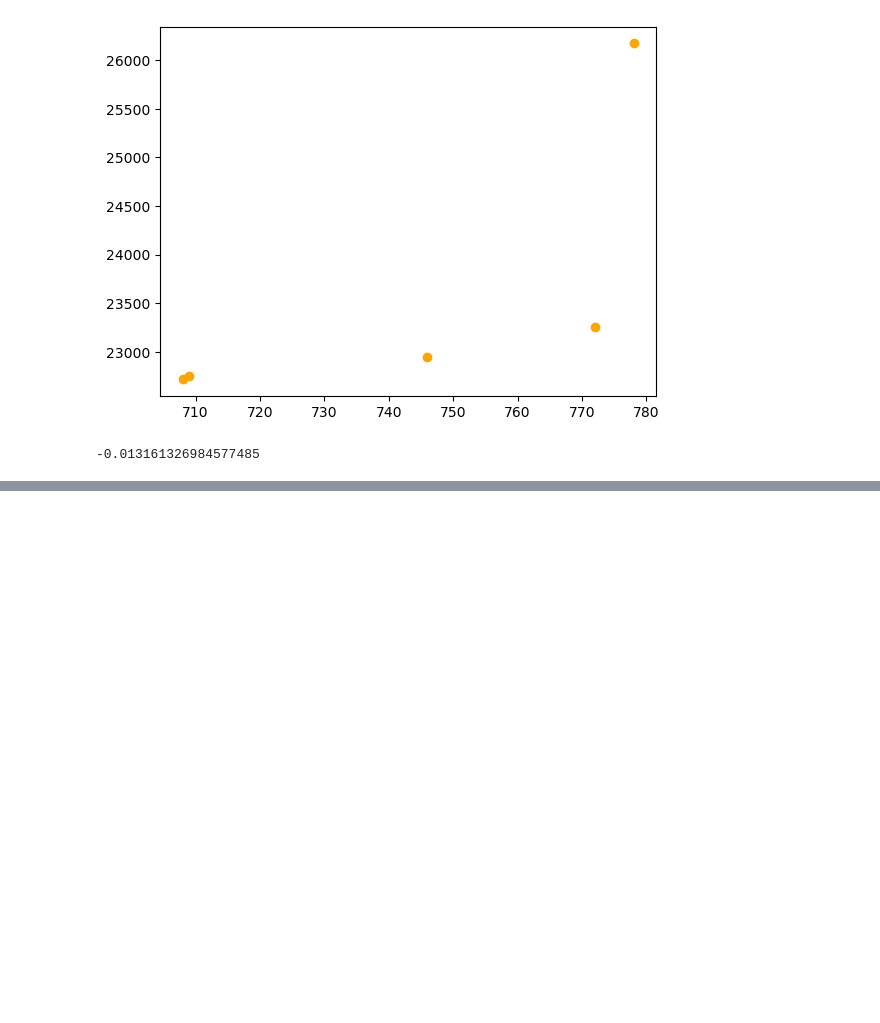
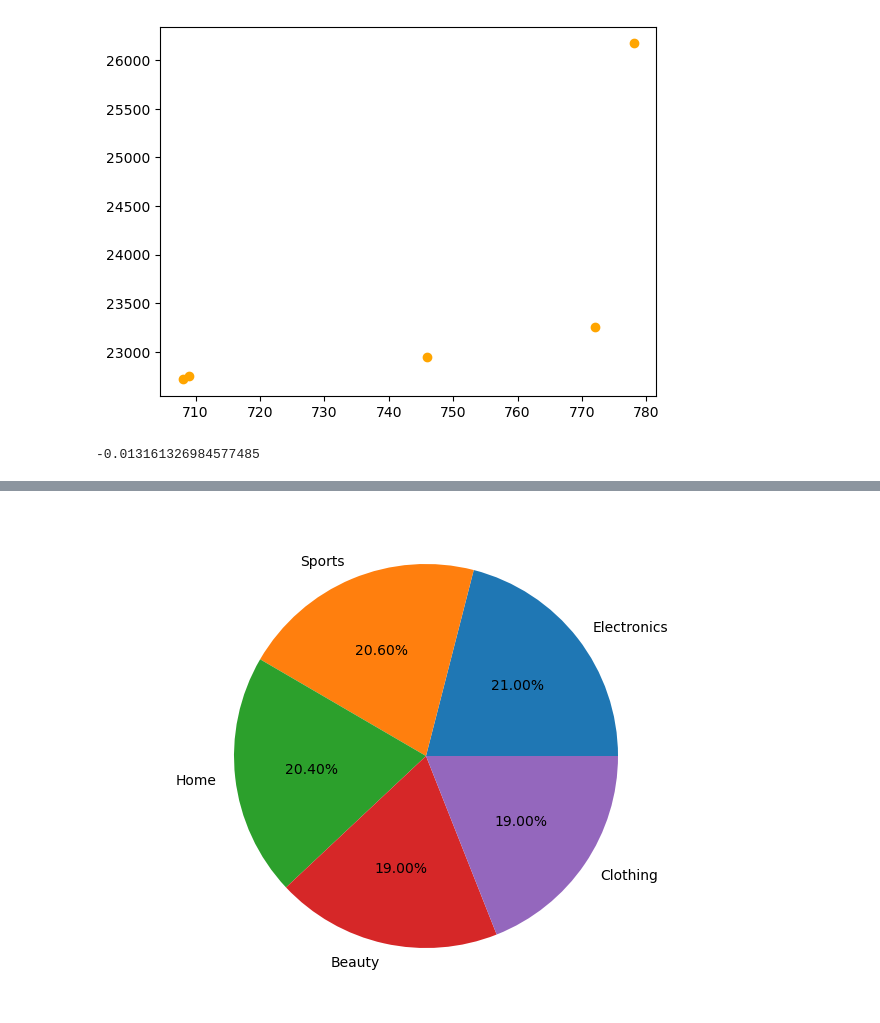
Before and after one commit to SyedSamiUllah1/Python_Practice, a Jupyter notebook: Book.ipynb, the cells around one changed output, grey strips where cells are left out. Drawn from its saved outputs; the diff is of its cells as text; code cells hidden in the pictures; blank space fills up the shorter version.

```diff
--- a/Book.ipynb
+++ b/Book.ipynb
@@ -2217,0 +2239,2 @@ plt.show()
+# %%
+df=pd.read_csv(r'Visualization_Practice_Dataset.csv')
@@ -2217,0 +2250,4 @@ plt.show()
+# %%
+df['Category']=pd.Categorical(df['Category'], categories=['Electronics', 'Sports', 'Home', 'Beauty', 'Clothing'])
+# %%
+count=df['Category'].value_counts()
@@ -2217,0 +2264,8 @@ plt.show()
+# %%
+fig=plt.figure()
+ax=fig.add_axes([0,0,1,1])
+ax.axis('equal')
+ax.pie(count, labels=count.index, autopct='%1.2f%%')
+plt.show()
+# %% [output]
+[figure, added]
```
Also changed, not shown: parts of 21 cells of this notebook, 4 other files.
